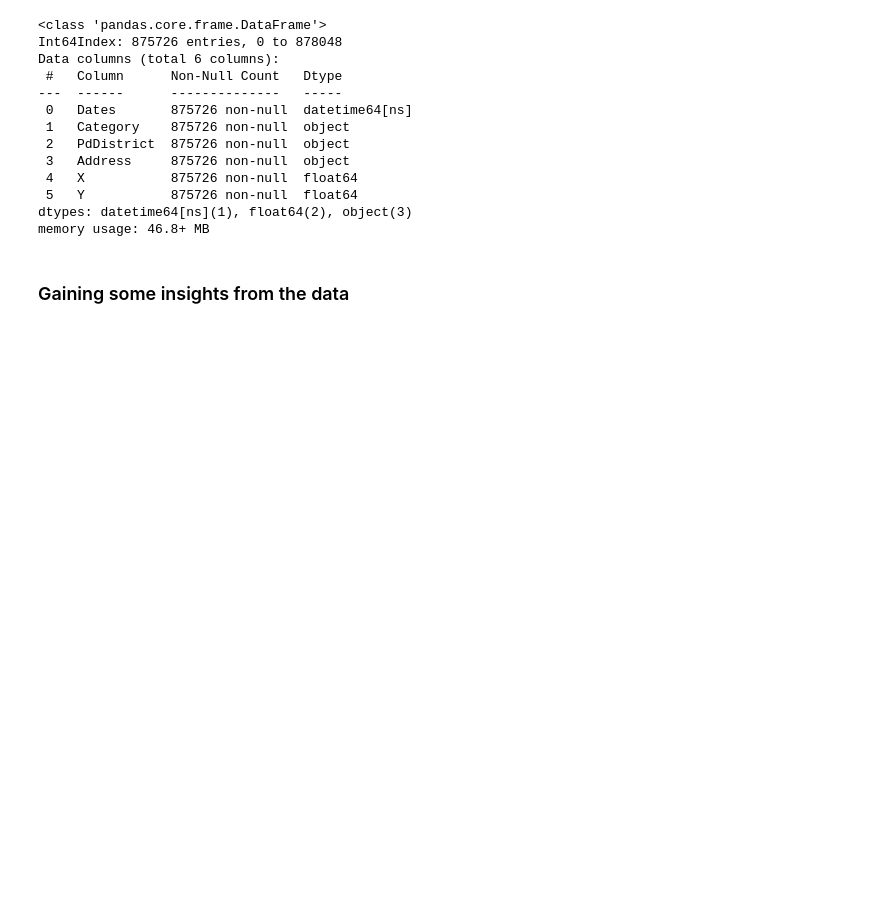
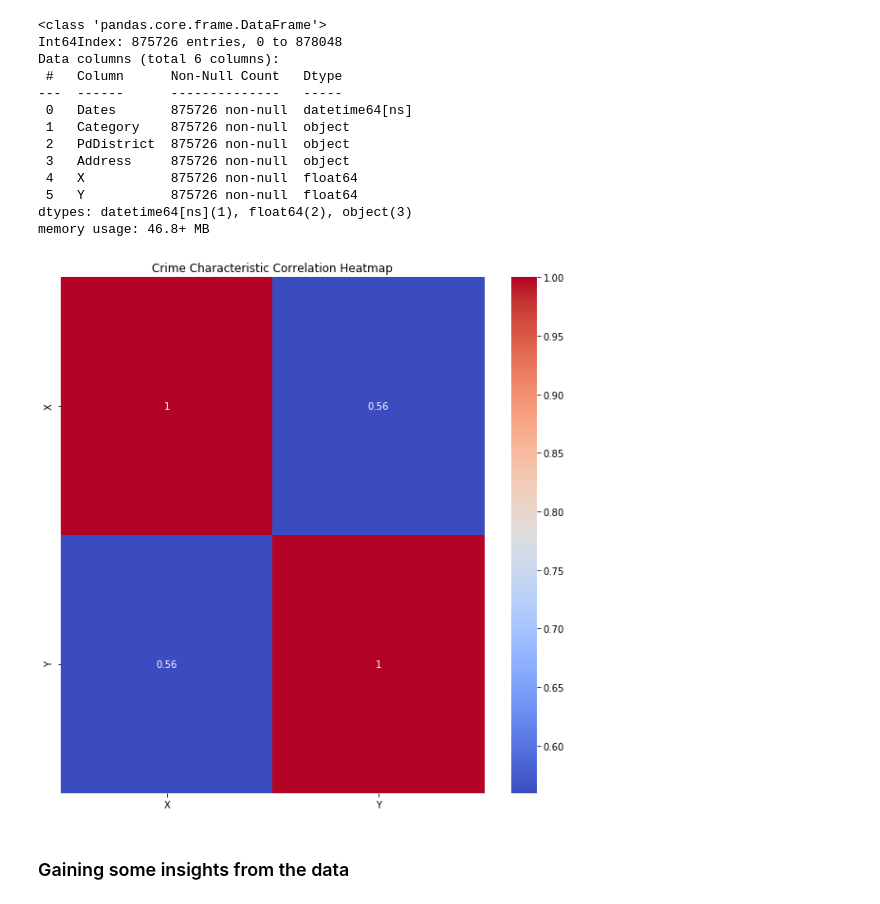
Before and after one commit to Kelvinyu1117/ee4146-group-project, a Jupyter notebook: notebooks/Data Exploration, pre-processing.ipynb, the cells around one changed output. Saved outputs shown, nothing was run; the diff lists cells and outputs as text; code cells hidden in the pictures; blank space fills up the shorter version.

```diff
--- a/notebooks/Data Exploration, pre-processing.ipynb
+++ b/notebooks/Data Exploration, pre-processing.ipynb
@@ -99,6 +111,21 @@ Data columns (total 6 columns):
  5   Y           875726 non-null  float64
 dtypes: datetime64[ns](1), float64(2), object(3)
 memory usage: 46.8+ MB
+# %%
+plt.subplots(figsize=(10,10))
+ax = plt.axes()
+ax.set_title("Crime Characteristic Correlation Heatmap")
+
+# Generating a correlation heatmap
+corr = train.corr()
+sns.heatmap(corr,
+            xticklabels=corr.columns.values,
+            yticklabels=corr.columns.values,
+            annot=True,
+           cmap="coolwarm")
+plt.show()
+# %% [output]
+[figure, added]
 # %% [markdown]
 ### Gaining some insights from the data
 # %% [markdown]
```
Also changed, not shown: parts of 11 cells of this notebook.
